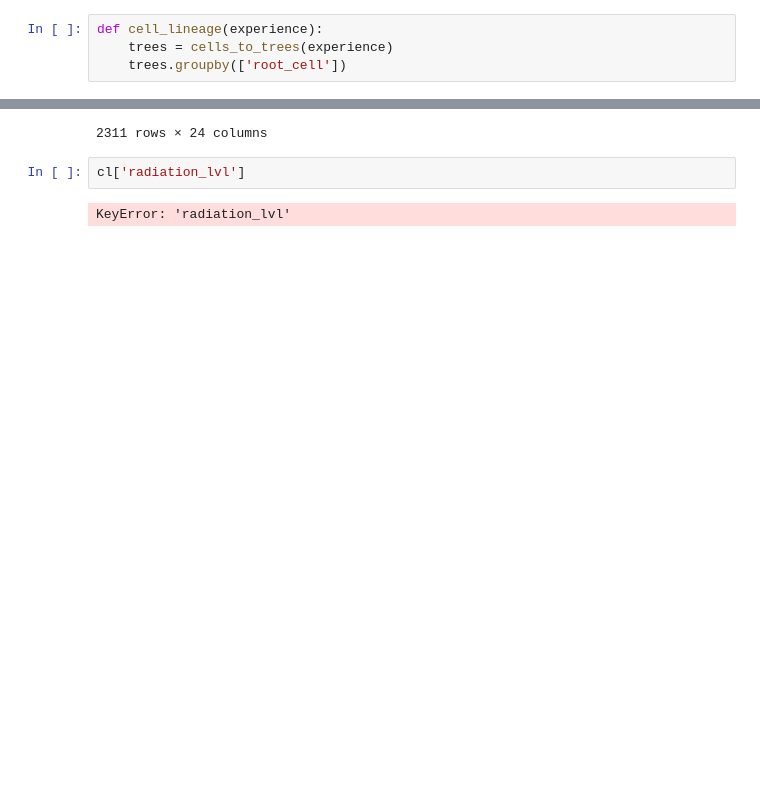
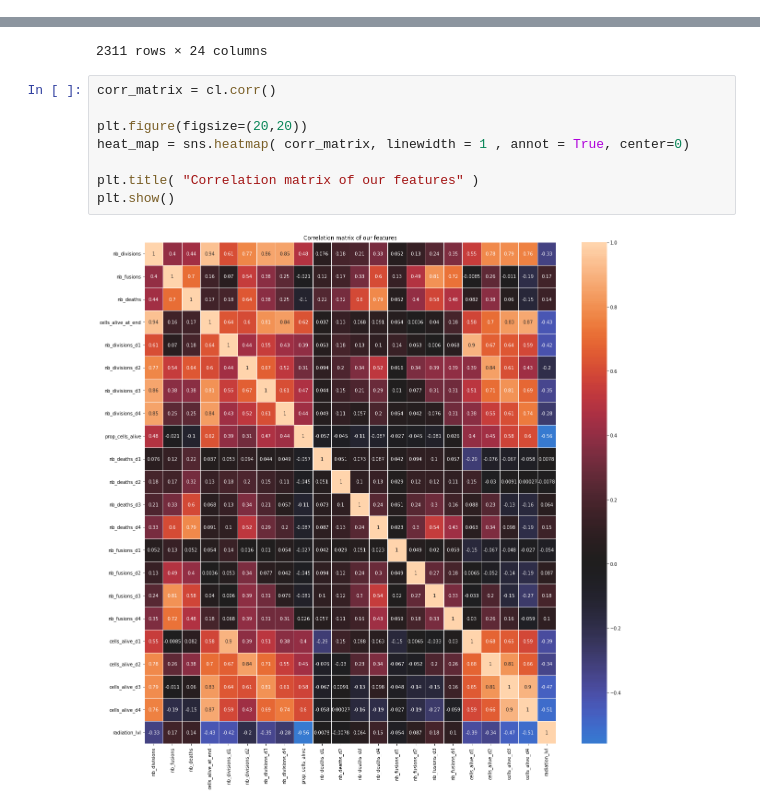
Before and after one commit to Valentin-Molina/ecn_radiobiology, a Jupyter notebook: notebook/Noe_cell_lineage.ipynb, the cells around one changed output, grey strips where cells are left out. Cells and saved outputs as stored; diff of their text form; blank space fills up the shorter version.

Commit message:
Added heatmap of correlation matrix

```diff
--- a/notebook/Noe_cell_lineage.ipynb
+++ b/notebook/Noe_cell_lineage.ipynb
@@ -68,10 +70,6 @@ def cells_to_trees(experience): #experience is a DataFrame
         root_cell=root_cell.sort_values(by='time')
         trees = pd.concat([trees, root_cell], ignore_index=True, sort=False)
     return trees
-# %%
-def cell_lineage(experience):
-    trees = cells_to_trees(experience)
-    trees.groupby(['root_cell'])
 # %%
 path = '../input/glioblastoma-radiosensitivity-dataset/glioblastoma_data/extracted_data/cell_behaviors/videos_transcriptions_csv'
 file = path + "/0gy_n1_201104.nd2u2510Gy1A.csv"
@@ -358,7 +227,13 @@ cl
 | 2309 | C10 | 0.0 | 0.0 | 0.0 | 0.0 | 0.0 | 0.0 | ... |
 | 2310 | C11 | 2.0 | 1.0 | 1.0 | 1.0 | 0.0 | 1.0 | ... |
 2311 rows × 24 columns
-# %%
-cl['radiation_lvl']
-# %% [output]
-KeyError: 'radiation_lvl'
+# %%
+corr_matrix = cl.corr()
+
+plt.figure(figsize=(20,20))
+heat_map = sns.heatmap( corr_matrix, linewidth = 1 , annot = True, center=0)
+
+plt.title( "Correlation matrix of our features" )
+plt.show()
+# %% [output]
+[figure, added]
```
Also changed, not shown: parts of 14 cells of this notebook.
